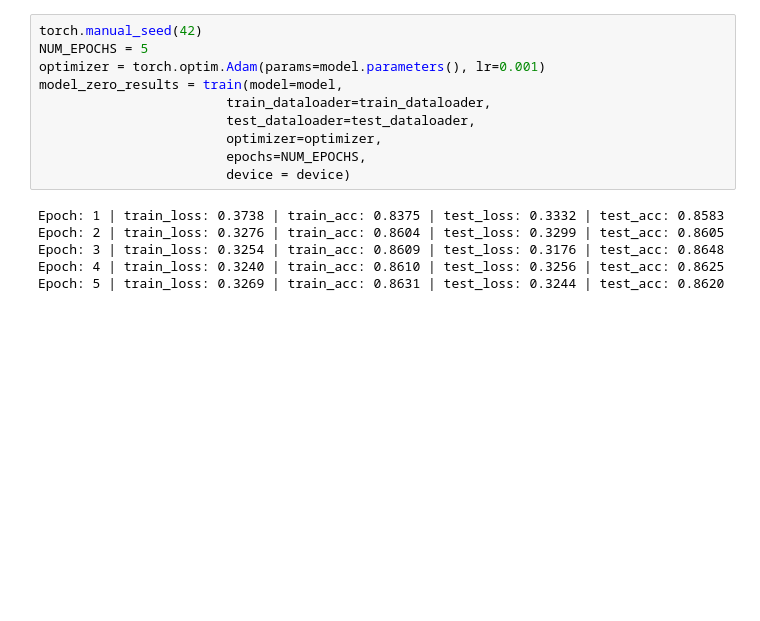
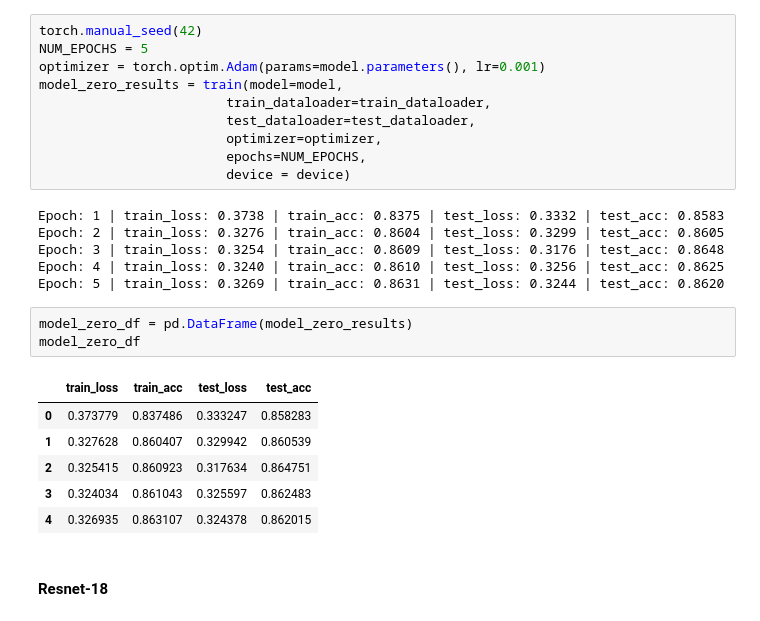
Before and after one commit to dibkb/tensorflow-udemy, a Jupyter notebook: melanoma-cancer-image-dataset.ipynb, the cells around one changed output. Drawn from its saved outputs; the diff is of its cells as text; blank space fills up the shorter version.

```diff
--- a/melanoma-cancer-image-dataset.ipynb
+++ b/melanoma-cancer-image-dataset.ipynb
@@ -370,3 +370,15 @@ Epoch: 2 | train_loss: 0.3276 | train_acc: 0.8604 | test_loss: 0.3299 | test_acc
 Epoch: 3 | train_loss: 0.3254 | train_acc: 0.8609 | test_loss: 0.3176 | test_acc: 0.8648
 Epoch: 4 | train_loss: 0.3240 | train_acc: 0.8610 | test_loss: 0.3256 | test_acc: 0.8625
 Epoch: 5 | train_loss: 0.3269 | train_acc: 0.8631 | test_loss: 0.3244 | test_acc: 0.8620
+# %%
+model_zero_df = pd.DataFrame(model_zero_results)
+model_zero_df
+# %% [output]
+|  | train_loss | train_acc | test_loss | test_acc |
+| 0 | 0.373779 | 0.837486 | 0.333247 | 0.858283 |
+| 1 | 0.327628 | 0.860407 | 0.329942 | 0.860539 |
+| 2 | 0.325415 | 0.860923 | 0.317634 | 0.864751 |
+| 3 | 0.324034 | 0.861043 | 0.325597 | 0.862483 |
+| 4 | 0.326935 | 0.863107 | 0.324378 | 0.862015 |
+# %% [markdown]
+#### Resnet-18
```
Also changed, not shown: parts of 8 cells of this notebook.
